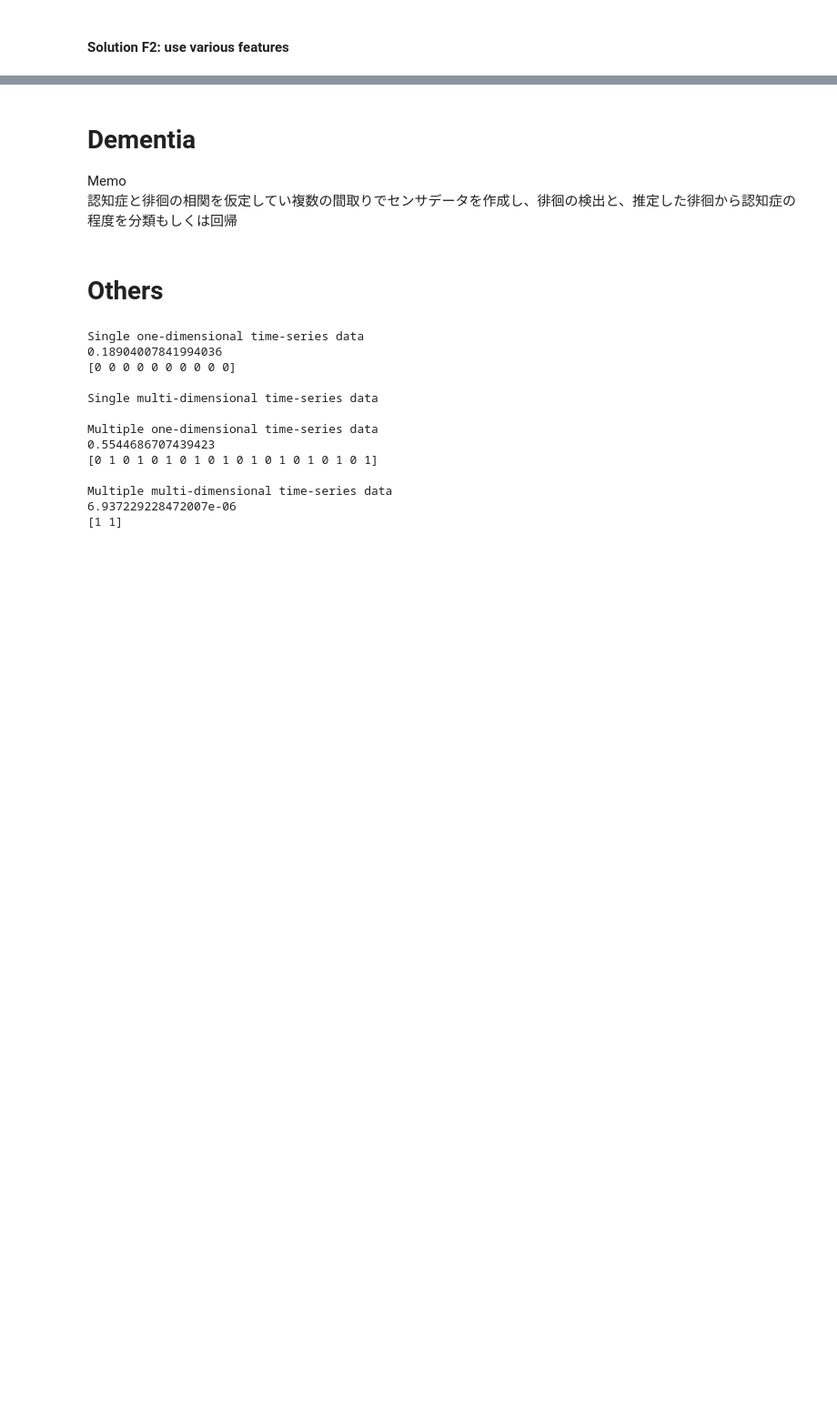
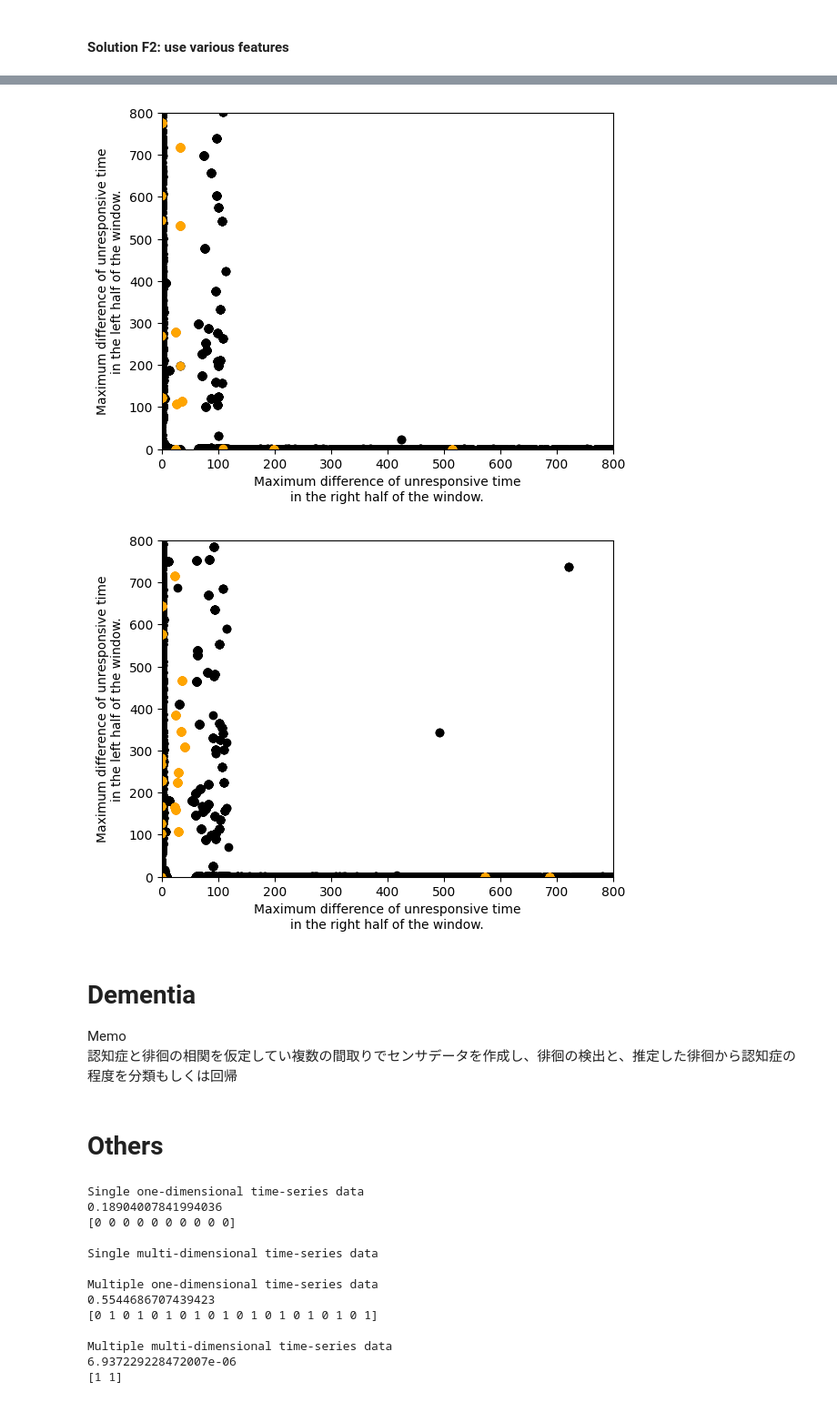
Before and after one commit to tanakai0/SensorDataSimulator, a Jupyter notebook: under_development.ipynb, the cells around one changed output, grey strips where cells are left out. Shown at 91% size. Cells and saved outputs as stored; diff of their text form; code cells hidden in the pictures; blank space fills up the shorter version.

```diff
--- a/under_development.ipynb
+++ b/under_development.ipynb
@@ -3121,0 +3352,20 @@ len(ngram_features)
+# %%
+from sklearn.ensemble import RandomForestClassifier
+
+a = RandomForestClassifier()
+a.fit(X_train[:, :-2], y_train)
+print("Classifier is ready!")
+
+y_pred = a.predict(X_train[:, :-2])
+print("Training error ------------------------")
+print("Confusion matrix:")
+print(confusion_matrix(y_train, y_pred))
+print("Classification report")
+print(classification_report(y_train, y_pred))
+
+y_pred = a.predict(X_test[:, :-2])
+print("Test error ------------------------")
+print("Confusion matrix:")
+print(confusion_matrix(y_test, y_pred))
+print("Classification report")
+print(classification_report(y_test, y_pred))
@@ -3122,3 +3438,34 @@ len(ngram_features)
+# %%
+import matplotlib.pyplot as plt
+
+# training data
+train_path = layout_database_path / "test_layout" / "test_data_3"
+
+# test data
+test_path = layout_database_path / "test_layout" / "test_data_4"
+
+plt.scatter(X_train[:, -1][np.logical_not(y_train)], X_train[:, -2][np.logical_not(y_train)], color = 'black')
+plt.scatter(X_train[:, -1][y_train], X_train[:, -2][y_train], color = 'orange')
+plt.xlabel('Maximum difference of unresponsive time\nin the right half of the window.')
+plt.ylabel('Maximum difference of unresponsive time\nin the left half of the window.')
+plt.xlim(0, 800)
+plt.ylim(0, 800)
+plt.savefig(train_path / "experiment" / 'MDT_train', dpi=200, bbox_inches="tight")
+plt.show()
+plt.close()
+
+plt.scatter(X_test[:, -1][np.logical_not(y_test)], X_test[:, -2][np.logical_not(y_test)], color = 'black')
+plt.scatter(X_test[:, -1][y_test], X_test[:, -2][y_test], color = 'orange')
+plt.xlabel('Maximum difference of unresponsive time\nin the right half of the window.')
+plt.ylabel('Maximum difference of unresponsive time\nin the left half of the window.')
+plt.xlim(0, 800)
+plt.ylim(0, 800)
+plt.savefig(test_path / "experiment" / 'MDT_test', dpi=200, bbox_inches="tight")
+plt.show()
+plt.close()
+# %% [output]
+[figure, added]
+[figure, added]
 # %% [markdown]
 # Dementia
 
```
Also changed, not shown: parts of 20 cells of this notebook, 1 other file.
